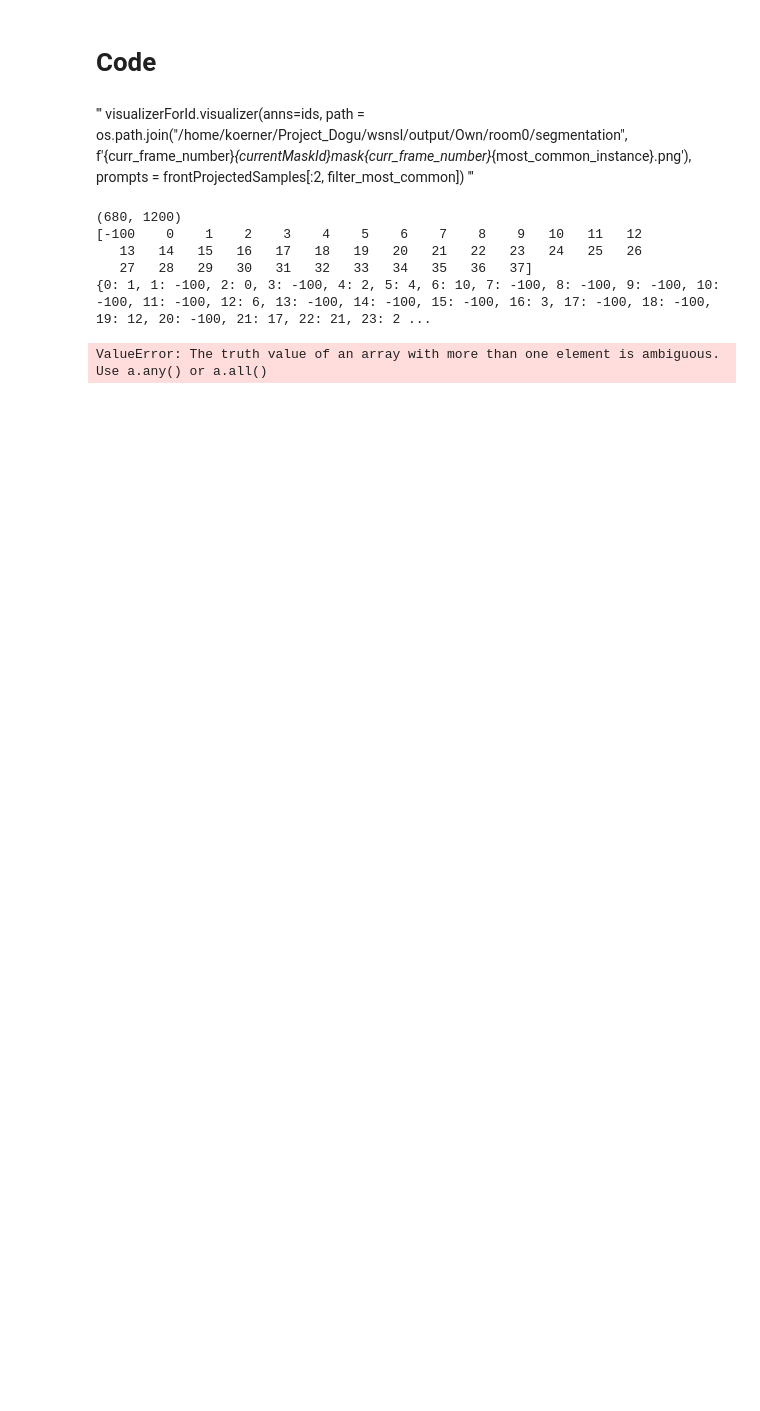
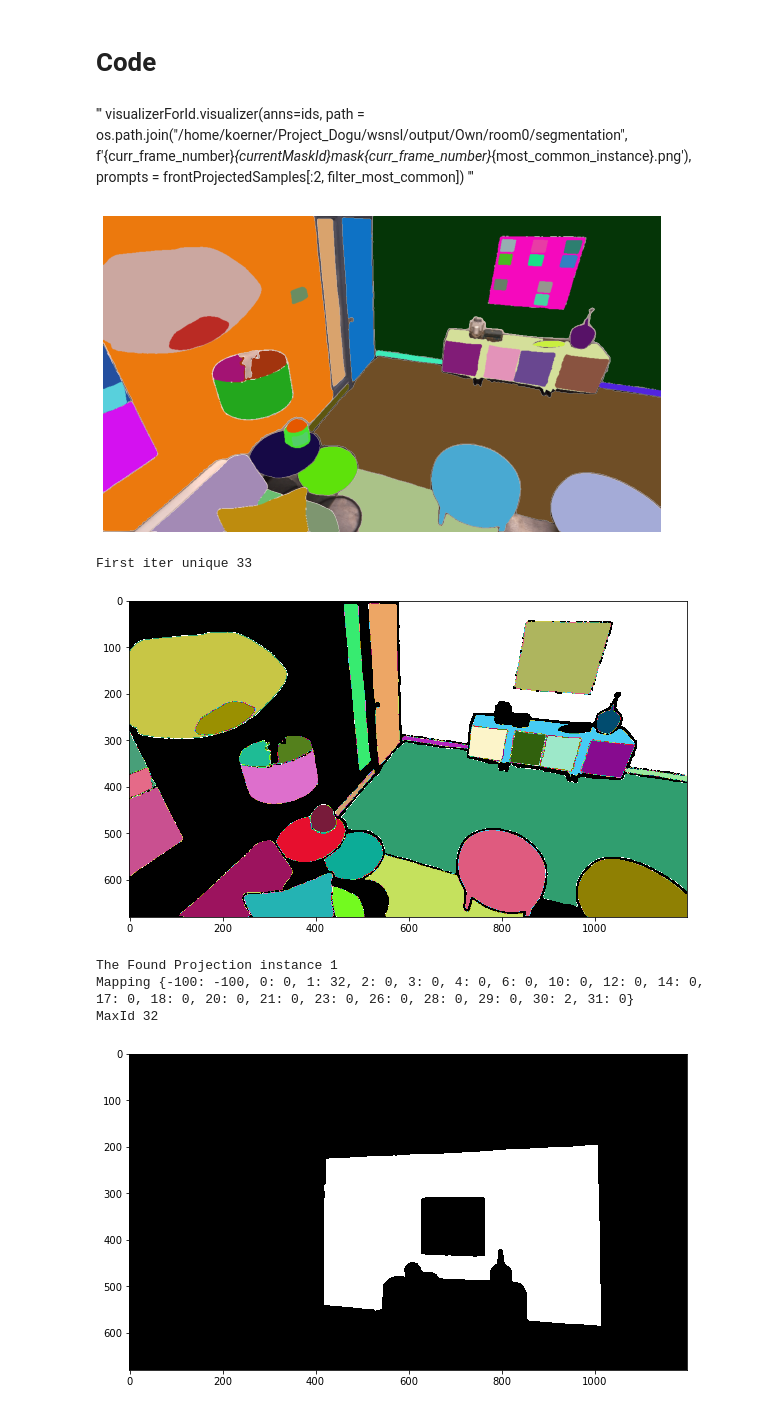
Before and after one commit to doginono/SceneSAM, a Jupyter notebook: src/utils/Automatic.ipynb, the cells around one changed output. Saved outputs shown, nothing was run; the diff lists cells and outputs as text; code cells hidden in the pictures; blank space fills up the shorter version.

```diff
--- a/src/utils/Automatic.ipynb
+++ b/src/utils/Automatic.ipynb
@@ -379,19 +365,20 @@ def createFrontMappingAutosort(
 # %%
 # main loop
 samples=None
 visu=vis.visualizerForIds()
 max_id=0
-for i in range(0,10):
+for i in range(0,3):
     currFramenumber=i*100
     color_data = cv2.imread(color_paths[currFramenumber])
     image = cv2.cvtColor(color_data, cv2.COLOR_BGR2RGB)
     masks, samples, max_id=createFrontMappingAutosort(currFramenumber, T_wc, K, depth_paths, mask_generator, max_id=max_id, smallesMaskSize=1000,current_frame=image, samples=samples,verbose=False)
     #print(i)
 torch.cuda.empty_cache()
 # %% [output]
+[figure, added]
-(680, 1200)
-[-100    0    1    2    3    4    5    6    7    8    9   10   11   12
-   13   14   15   16   17   18   19   20   21   22   23   24   25   26
-   27   28   29   30   31   32   33   34   35   36   37]
-{0: 1, 1: -100, 2: 0, 3: -100, 4: 2, 5: 4, 6: 10, 7: -100, 8: -100, 9: -100, 10: -100, 11: -100, 12: 6, 13: -100, 14: -100, 15: -100, 16: 3, 17: -100, 18: -100, 19: 12, 20: -100, 21: 17, 22: 21, 23: 2 ...
+First iter unique 33
+[figure, added]
-ValueError: The truth value of an array with more than one element is ambiguous. Use a.any() or a.all()
+The Found Projection instance 1
+Mapping {-100: -100, 0: 0, 1: 32, 2: 0, 3: 0, 4: 0, 6: 0, 10: 0, 12: 0, 14: 0, 17: 0, 18: 0, 20: 0, 21: 0, 23: 0, 26: 0, 28: 0, 29: 0, 30: 2, 31: 0}
+MaxId 32
+[figure, added]
```
Also changed, not shown: parts of 3 cells of this notebook.
